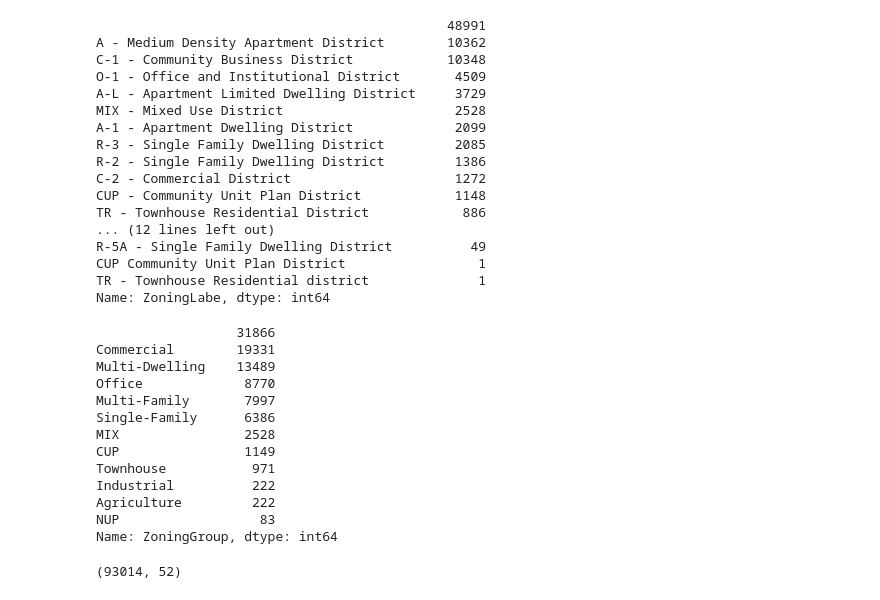
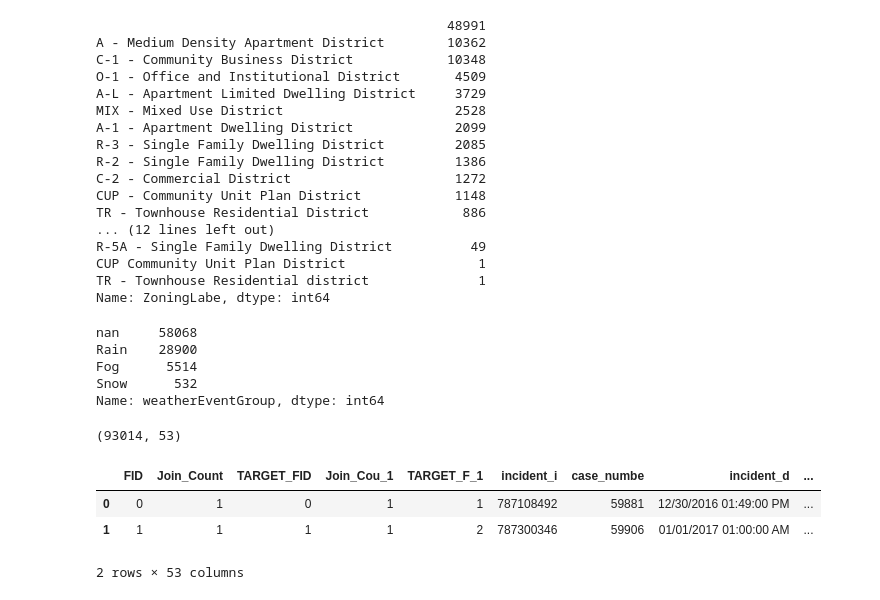
Before and after one commit to akell47/DataSciCourse, a Jupyter notebook: projects/final-projects/IncidentsPreprocessing.ipynb, the cells around one changed output. Cells and saved outputs as stored; diff of their text form; code cells hidden in the pictures.

```diff
--- a/projects/final-projects/IncidentsPreprocessing.ipynb
+++ b/projects/final-projects/IncidentsPreprocessing.ipynb
@@ -488,6 +484,9 @@ CD.head()
 | 4 | 922.5 | 1108.0 | 1329.0 | 233850.0 | 291000.0 | 367900.0 | 3.60 | 2022.0 | 2022.0 | 1695.0 | ... |
 # %% [markdown]
 Summary Stats for Census Section (All Numbers here)
+# %%
+# df['variance'] = df['budget'] + df['actual']
+merge['TotalPoverty'] = merge['C17002e2'] + merge['C17002e3']
 # %%
 CD.describe()
 # %% [output]
@@ -739,24 +736,23 @@ merge['ZoningGroup'] = merge.Zoning_Cla.apply(zoneGROUP)
 
 merge[merge.columns[51]].value_counts()
 # %% [output]
-                  31866
-Commercial        19331
-Multi-Dwelling    13489
-Office             8770
-Multi-Family       7997
-Single-Family      6386
-MIX                2528
-CUP                1149
-Townhouse           971
-Industrial          222
-Agriculture         222
-NUP                  83
-Name: ZoningGroup, dtype: int64
+nan     58068
+Rain    28900
+Fog      5514
+Snow      532
+Name: weatherEventGroup, dtype: int64
 # %%
 # Need to export CSV with added weather data
 merge.shape
 # %% [output]
-(93014, 52)
+(93014, 53)
+# %%
+merge.head(2)
+# %% [output]
+|  | FID | Join_Count | TARGET_FID | Join_Cou_1 | TARGET_F_1 | incident_i | case_numbe | incident_d | ... |
+| 0 | 0 | 1 | 0 | 1 | 1 | 787108492 | 59881 | 12/30/2016 01:49:00 PM | ... |
+| 1 | 1 | 1 | 1 | 1 | 2 | 787300346 | 59906 | 01/01/2017 01:00:00 AM | ... |
+2 rows × 53 columns
 # %%
 merge.to_csv('Data/Incidents.csv')
 # %%
```
Also changed, not shown: parts of 5 cells of this notebook, 1 other file.
